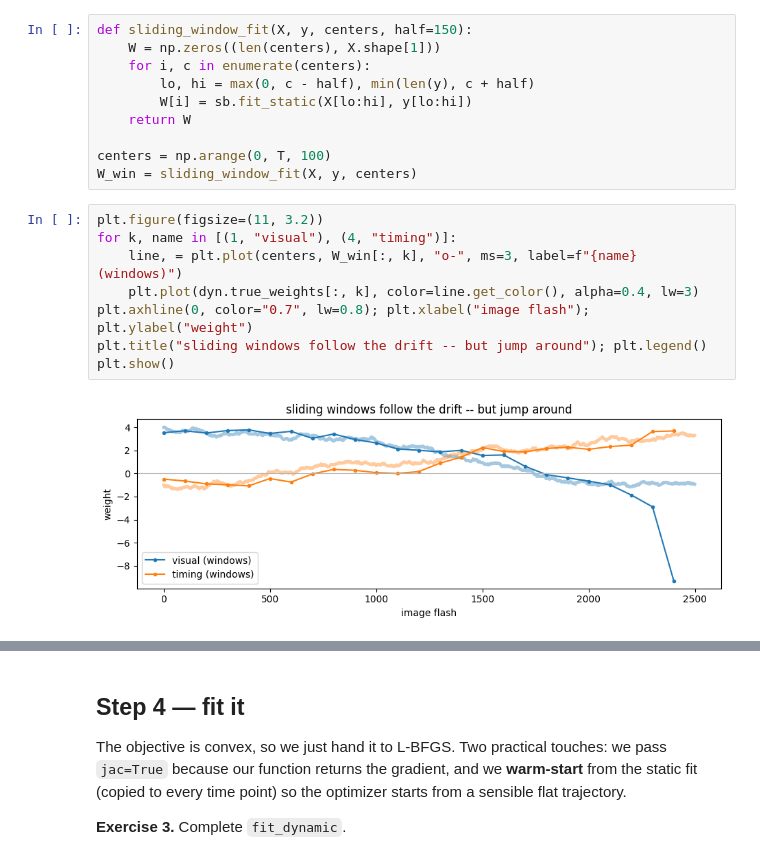
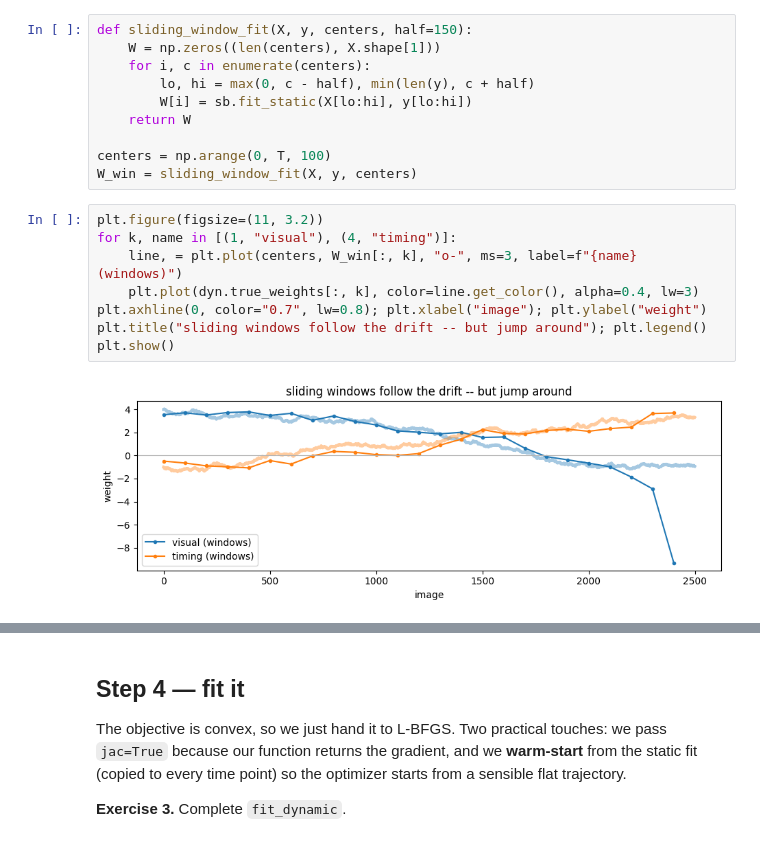
Before and after one commit to stootoon/swc-en-2026, a Jupyter notebook: behaviour/notebooks/07_dynamic_model_solutions.ipynb, the cells around one changed output, grey strips where cells are left out. Drawn from its saved outputs; the diff is of its cells as text.

```diff
--- a/behaviour/notebooks/07_dynamic_model_solutions.ipynb
+++ b/behaviour/notebooks/07_dynamic_model_solutions.ipynb
@@ -67,12 +67,12 @@ W_win = sliding_window_fit(X, y, centers)
 # %%
 plt.figure(figsize=(11, 3.2))
 for k, name in [(1, "visual"), (4, "timing")]:
     line, = plt.plot(centers, W_win[:, k], "o-", ms=3, label=f"{name} (windows)")
     plt.plot(dyn.true_weights[:, k], color=line.get_color(), alpha=0.4, lw=3)
-plt.axhline(0, color="0.7", lw=0.8); plt.xlabel("image flash"); plt.ylabel("weight")
+plt.axhline(0, color="0.7", lw=0.8); plt.xlabel("image"); plt.ylabel("weight")
 plt.title("sliding windows follow the drift -- but jump around"); plt.legend()
 plt.show()
 # %% [output]
-[figure, old version]
+[figure, new version]
 # %% [markdown]
 Better! The window weights *do* follow the true drift (thick pale lines). But
```
Also changed, not shown: parts of 10 cells of this notebook, 29 other files.
